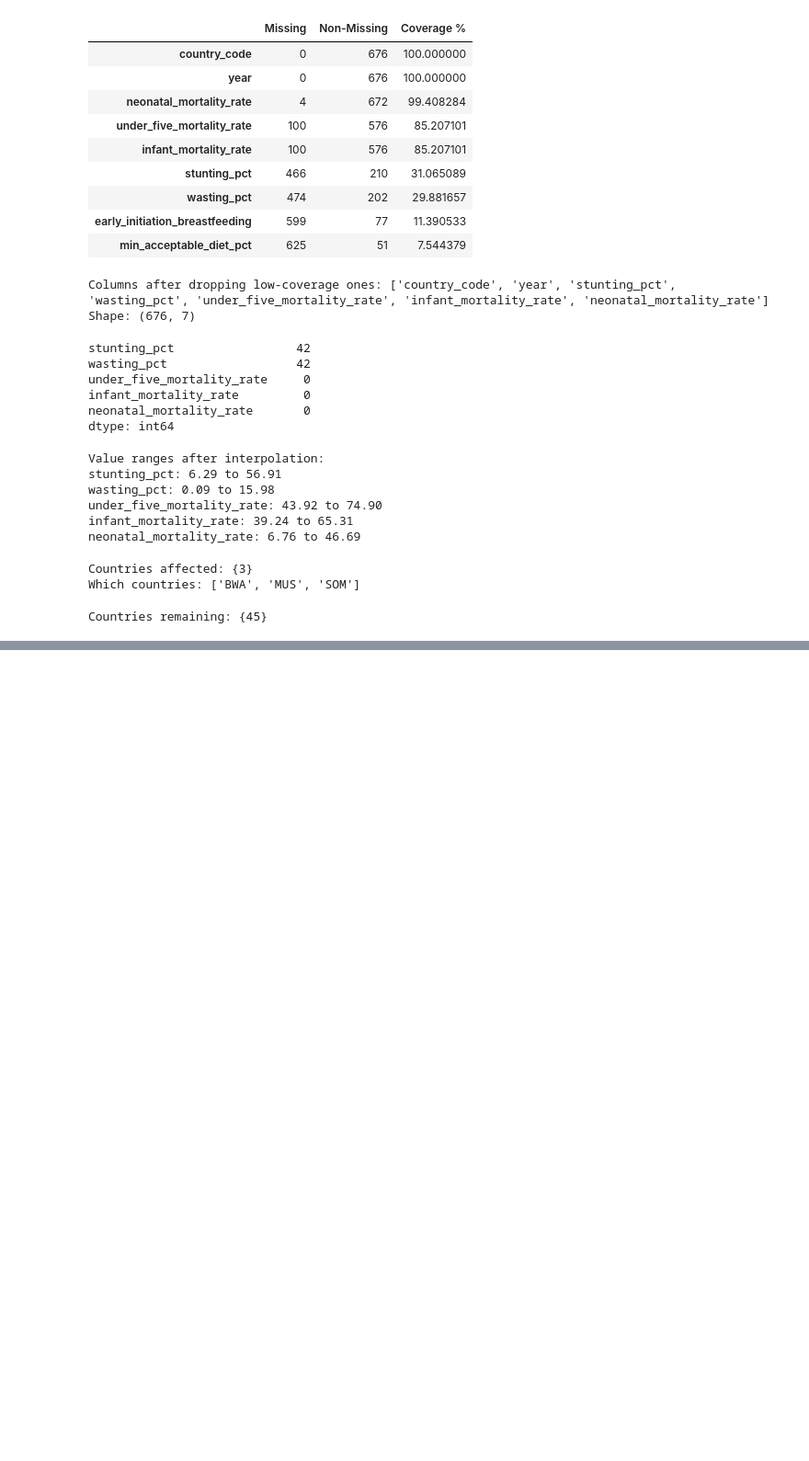
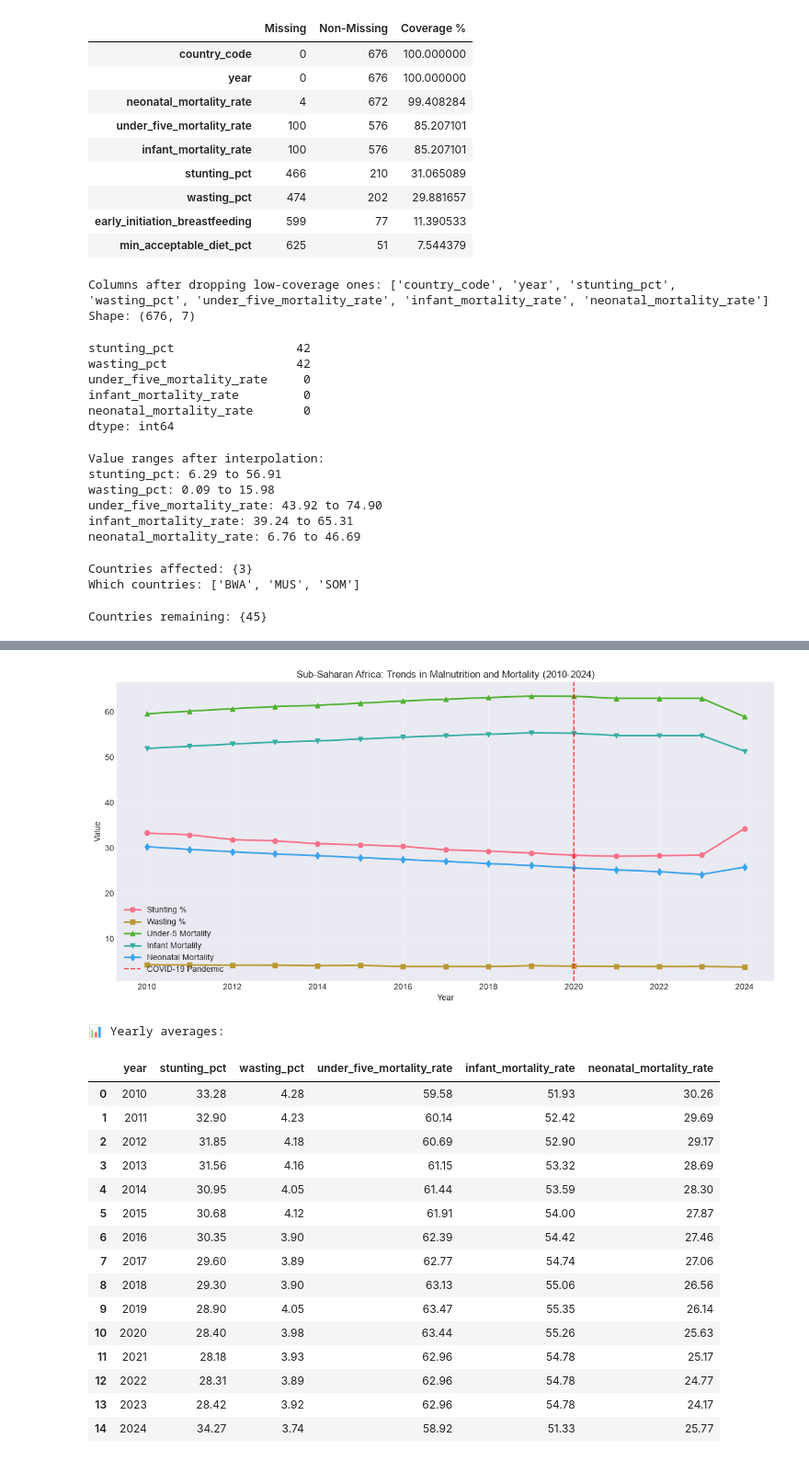
Before and after one commit to rappiok/Child-Malnutrition-in-Sub-Saharan-Africa, a Jupyter notebook: Child_Malnutrition_Analysis.ipynb, the cells around one changed output, grey strips where cells are left out. Shown at 92% size. Drawn from its saved outputs; the diff is of its cells as text; code cells hidden in the pictures; blank space fills up the shorter version.

```diff
--- a/Child_Malnutrition_Analysis.ipynb
+++ b/Child_Malnutrition_Analysis.ipynb
@@ -332,0 +521,48 @@ Countries remaining: {45}
+# %%
+# Calculate regional average by year for each indicator
+yearly_avg = final_df.groupby('year')[['stunting_pct', 'wasting_pct',
+                                       'under_five_mortality_rate',
+                                       'infant_mortality_rate',
+                                       'neonatal_mortality_rate']].mean().reset_index()
+
+# Plot all indicators on one timeline
+fig, ax = plt.subplots(figsize=(12, 6))
+
+ax.plot(yearly_avg['year'], yearly_avg['stunting_pct'], marker='o', label='Stunting %', linewidth=2)
+ax.plot(yearly_avg['year'], yearly_avg['wasting_pct'], marker='s', label='Wasting %', linewidth=2)
+ax.plot(yearly_avg['year'], yearly_avg['under_five_mortality_rate'], marker='^', label='Under-5 Mortality', linewidth=2)
+ax.plot(yearly_avg['year'], yearly_avg['infant_mortality_rate'], marker='v', label='Infant Mortality', linewidth=2)
+ax.plot(yearly_avg['year'], yearly_avg['neonatal_mortality_rate'], marker='d', label='Neonatal Mortality', linewidth=2)
+
+ax.axvline(x=2020, color='red', linestyle='--', alpha=0.7, label='COVID-19 Pandemic')
+ax.set_xlabel('Year')
+ax.set_ylabel('Value')
+ax.set_title('Sub-Saharan Africa: Trends in Malnutrition and Mortality (2010-2024)')
+ax.legend()
+ax.grid(True, alpha=0.3)
+
+plt.tight_layout()
+plt.show()
+
+# Show the actual numbers
+print("\n📊 Yearly averages:")
+display(yearly_avg.round(2))
+# %% [output]
+[figure, added]
+📊 Yearly averages:
+|  | year | stunting_pct | wasting_pct | under_five_mortality_rate | infant_mortality_rate | neonatal_mortality_rate |
+| 0 | 2010 | 33.28 | 4.28 | 59.58 | 51.93 | 30.26 |
+| 1 | 2011 | 32.90 | 4.23 | 60.14 | 52.42 | 29.69 |
+| 2 | 2012 | 31.85 | 4.18 | 60.69 | 52.90 | 29.17 |
+| 3 | 2013 | 31.56 | 4.16 | 61.15 | 53.32 | 28.69 |
+| 4 | 2014 | 30.95 | 4.05 | 61.44 | 53.59 | 28.30 |
+| 5 | 2015 | 30.68 | 4.12 | 61.91 | 54.00 | 27.87 |
+| 6 | 2016 | 30.35 | 3.90 | 62.39 | 54.42 | 27.46 |
+| 7 | 2017 | 29.60 | 3.89 | 62.77 | 54.74 | 27.06 |
+| 8 | 2018 | 29.30 | 3.90 | 63.13 | 55.06 | 26.56 |
+| 9 | 2019 | 28.90 | 4.05 | 63.47 | 55.35 | 26.14 |
+| 10 | 2020 | 28.40 | 3.98 | 63.44 | 55.26 | 25.63 |
+| 11 | 2021 | 28.18 | 3.93 | 62.96 | 54.78 | 25.17 |
+| 12 | 2022 | 28.31 | 3.89 | 62.96 | 54.78 | 24.77 |
+| 13 | 2023 | 28.42 | 3.92 | 62.96 | 54.78 | 24.17 |
+| 14 | 2024 | 34.27 | 3.74 | 58.92 | 51.33 | 25.77 |
```
Also changed, not shown: parts of 19 cells of this notebook.
